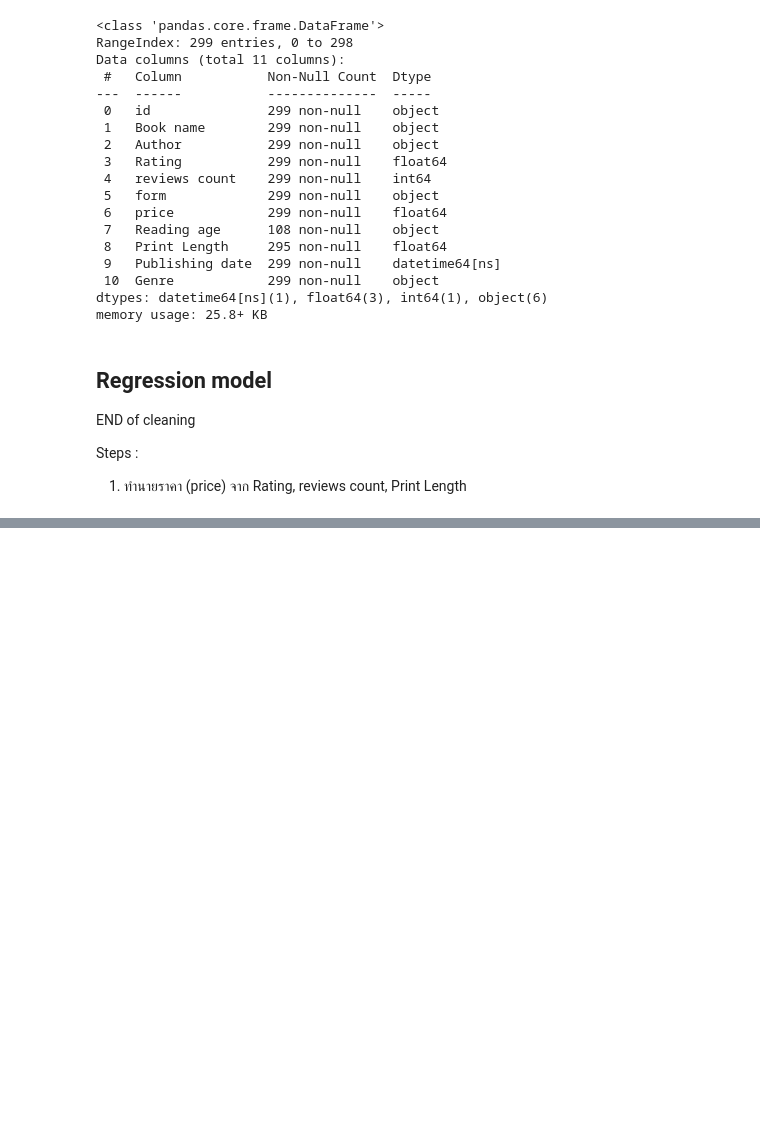
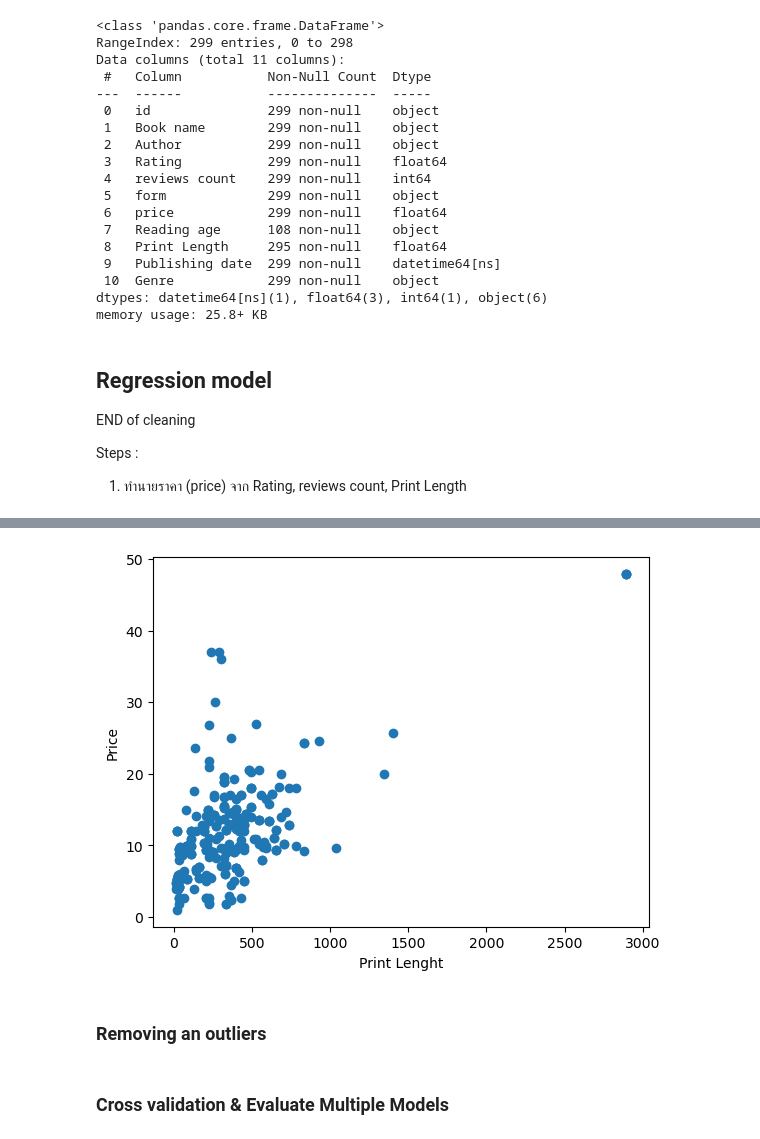
Before and after one commit to HikariJadeEmpire/stat_for_remind, a Jupyter notebook: ml_datacamp/regression_supervised.ipynb, the cells around one changed output, grey strips where cells are left out. Cells and saved outputs as stored; diff of their text form; code cells hidden in the pictures; blank space fills up the shorter version.

```diff
--- a/ml_datacamp/regression_supervised.ipynb
+++ b/ml_datacamp/regression_supervised.ipynb
@@ -108,0 +135,10 @@ Steps :
+# %%
+plt.scatter(X[:, 2], y)
+plt.xlabel("Print Lenght")
+plt.ylabel("Price")
+
+plt.show()
+# %% [output]
+[figure, added]
+# %% [markdown]
+### Removing an outliers
@@ -108,0 +165,2 @@ Steps :
+# %% [markdown]
+### Cross validation & Evaluate Multiple Models
```
Also changed, not shown: parts of 14 cells of this notebook, 1 other file.
